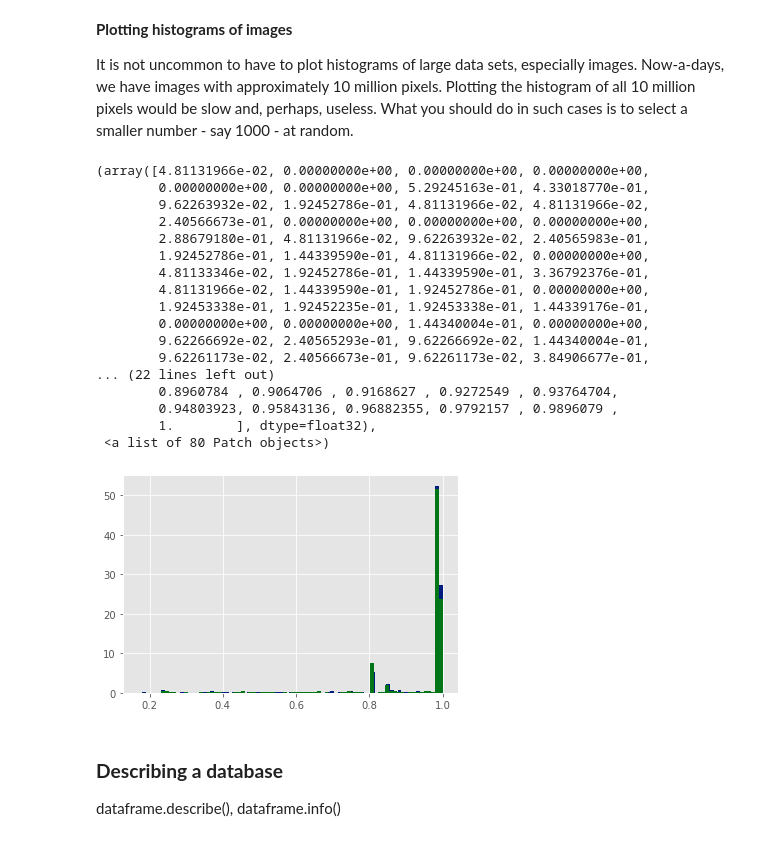
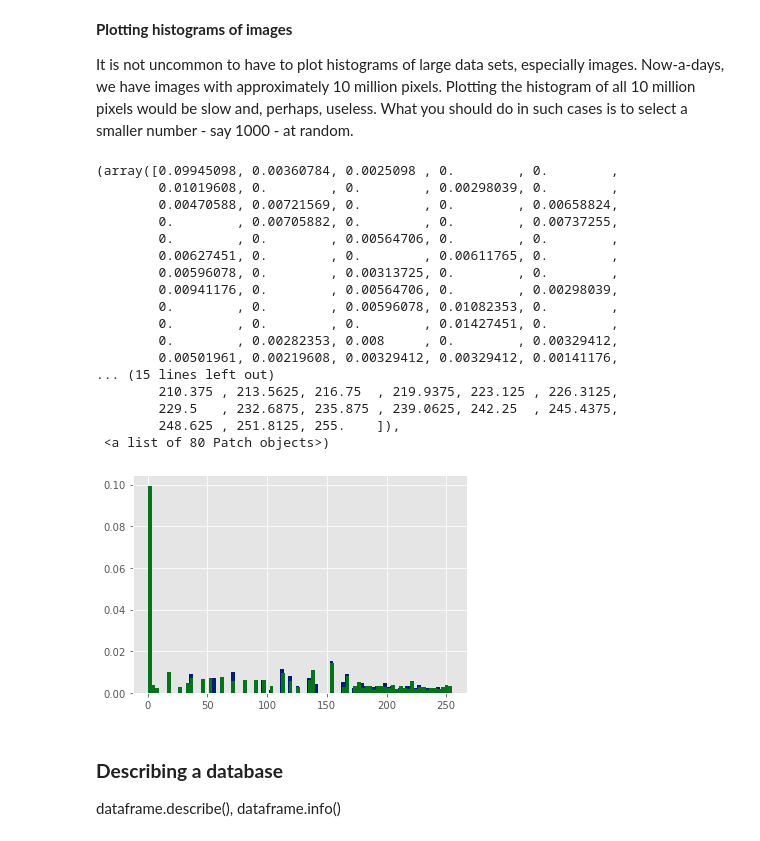
Before and after one commit to arvindnswamy/IntroToPythonForMEstudents, a Jupyter notebook: IntroductionToPython_PandasNumpyScipyMatplotlib.ipynb, the cells around one changed output. Cells and saved outputs as stored; diff of their text form; code cells hidden in the pictures.

Commit message:
updated histogram image and relevant code

```diff
--- a/IntroductionToPython_PandasNumpyScipyMatplotlib.ipynb
+++ b/IntroductionToPython_PandasNumpyScipyMatplotlib.ipynb
@@ -661,32 +661,34 @@ It is not uncommon to have to plot histograms of large data sets, especially ima
 # %%
 nsize1 = 1000
 nsize2 = 2000
 
-plt.hist(np.random.choice(spreadsheet.flatten(), size=nsize1), bins=80, density=True)
+rsimg = mpimg.imread('LC08_L1TP_045029_20130525_20170310_01_T1_B2B3B4_EqualHist.TIF')
 
-plt.hist(np.random.choice(spreadsheet.flatten(), size=nsize2), bins=80, density=True)
+plt.hist(np.random.choice(rsimg.flatten(), size=nsize1), bins=80, density=True)
+
+plt.hist(np.random.choice(rsimg.flatten(), size=nsize2), bins=80, density=True)
 
 # The two histograms are almost identical - increasing the number of ransomly chosen samples will not change the
 # shape of the histogram appreciably.
 # %% [output]
-(array([4.81131966e-02, 0.00000000e+00, 0.00000000e+00, 0.00000000e+00,
-        0.00000000e+00, 0.00000000e+00, 5.29245163e-01, 4.33018770e-01,
-        9.62263932e-02, 1.92452786e-01, 4.81131966e-02, 4.81131966e-02,
-        2.40566673e-01, 0.00000000e+00, 0.00000000e+00, 0.00000000e+00,
-        2.88679180e-01, 4.81131966e-02, 9.62263932e-02, 2.40565983e-01,
-        1.92452786e-01, 1.44339590e-01, 4.81131966e-02, 0.00000000e+00,
-        4.81133346e-02, 1.92452786e-01, 1.44339590e-01, 3.36792376e-01,
-        4.81131966e-02, 1.44339590e-01, 1.92452786e-01, 0.00000000e+00,
-        1.92453338e-01, 1.92452235e-01, 1.92453338e-01, 1.44339176e-01,
-        0.00000000e+00, 0.00000000e+00, 1.44340004e-01, 0.00000000e+00,
-        9.62266692e-02, 2.40565293e-01, 9.62266692e-02, 1.44340004e-01,
-        9.62261173e-02, 2.40566673e-01, 9.62261173e-02, 3.84906677e-01,
-... (22 lines left out)
-        0.8960784 , 0.9064706 , 0.9168627 , 0.9272549 , 0.93764704,
-        0.94803923, 0.95843136, 0.96882355, 0.9792157 , 0.9896079 ,
-        1.        ], dtype=float32),
+(array([0.09945098, 0.00360784, 0.0025098 , 0.        , 0.        ,
+        0.01019608, 0.        , 0.        , 0.00298039, 0.        ,
+        0.00470588, 0.00721569, 0.        , 0.        , 0.00658824,
+        0.        , 0.00705882, 0.        , 0.        , 0.00737255,
+        0.        , 0.        , 0.00564706, 0.        , 0.        ,
+        0.00627451, 0.        , 0.        , 0.00611765, 0.        ,
+        0.00596078, 0.        , 0.00313725, 0.        , 0.        ,
+        0.00941176, 0.        , 0.00564706, 0.        , 0.00298039,
+        0.        , 0.        , 0.00596078, 0.01082353, 0.        ,
+        0.        , 0.        , 0.        , 0.01427451, 0.        ,
+        0.        , 0.00282353, 0.008     , 0.        , 0.00329412,
+        0.00501961, 0.00219608, 0.00329412, 0.00329412, 0.00141176,
+... (15 lines left out)
+        210.375 , 213.5625, 216.75  , 219.9375, 223.125 , 226.3125,
+        229.5   , 232.6875, 235.875 , 239.0625, 242.25  , 245.4375,
+        248.625 , 251.8125, 255.    ]),
  <a list of 80 Patch objects>)
-[figure, old version]
+[figure, new version]
 # %% [markdown]
 ### **Describing a database**
 
```
Also changed, not shown: 1 other file.
